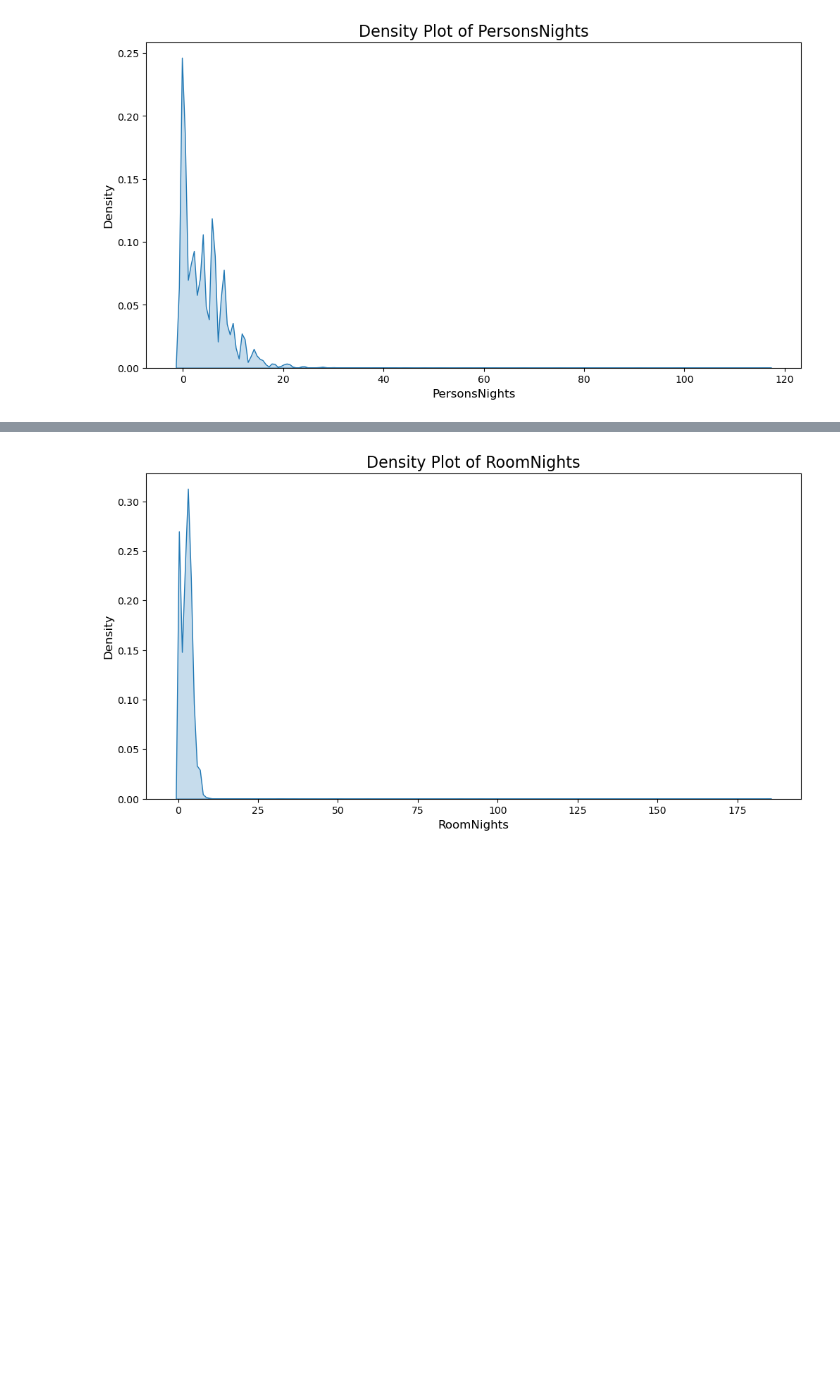
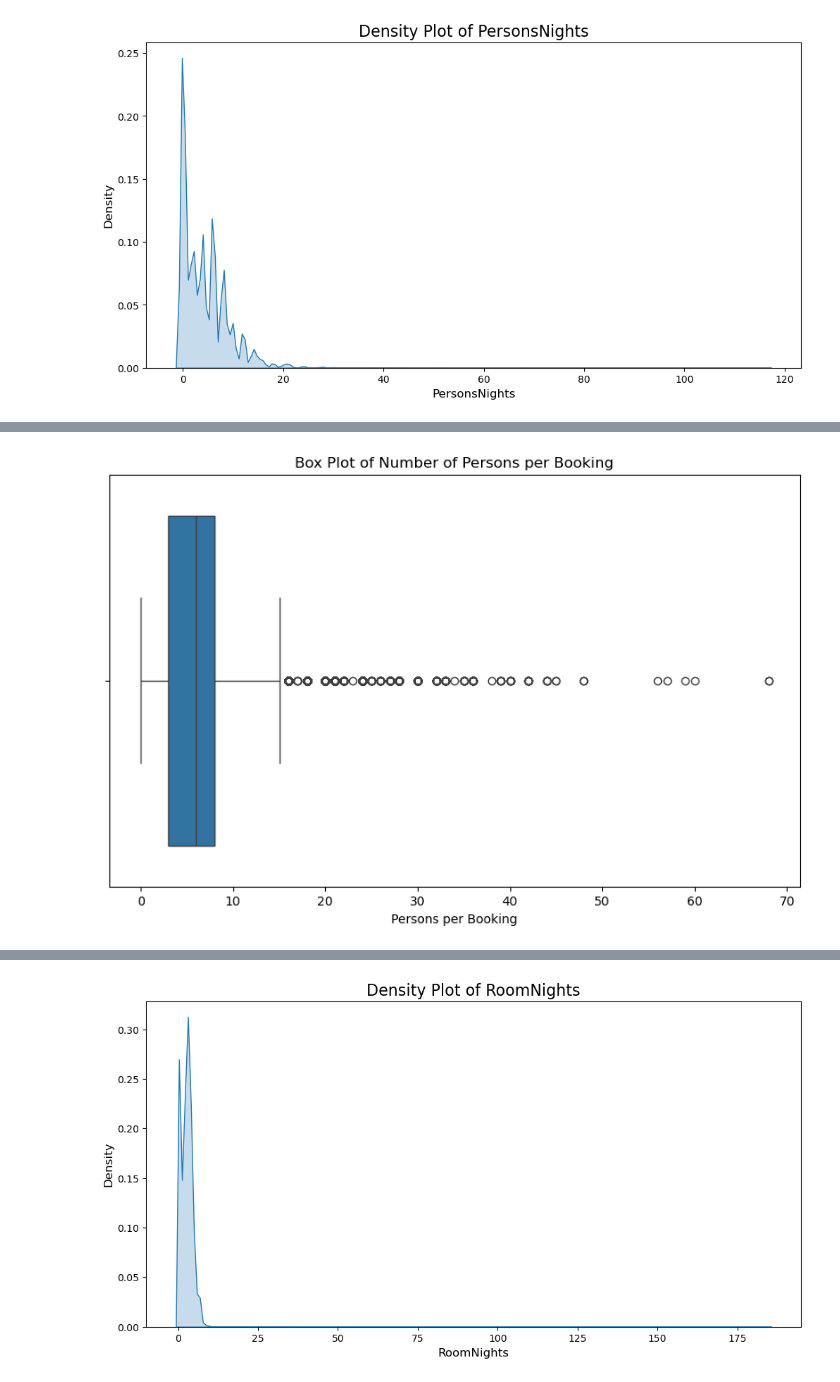
Before and after one commit to RubenCMarques/Hotel-Customer-Segmentation, a Jupyter notebook: Notebooks/Chloe_workspace.ipynb, the cells around one changed output, grey strips where cells are left out. Cells and saved outputs as stored; diff of their text form; code cells hidden in the pictures; blank space fills up the shorter version.

```diff
--- a/Notebooks/Chloe_workspace.ipynb
+++ b/Notebooks/Chloe_workspace.ipynb
@@ -786,3 +786,6 @@ plt.ylabel("Density", fontsize=12)
 plt.show()
 # %% [output]
 [figure]
+# %%
+# Number of people per booking
+datacopy["PersonsBooking"] = datacopy["PersonsNights"] / datacopy["TotalBookings"]
@@ -788,0 +804,10 @@ plt.show()
+# %%
+# Box plot
+plt.figure(figsize=(10, 6))
+
+sns.boxplot(x=datacopy["PersonsBooking"])
+plt.title("Box Plot of Number of Persons per Booking")
+plt.xlabel("Persons per Booking")
+plt.show()
+# %% [output]
+[figure, added]
```
Also changed, not shown: parts of 10 cells of this notebook.
